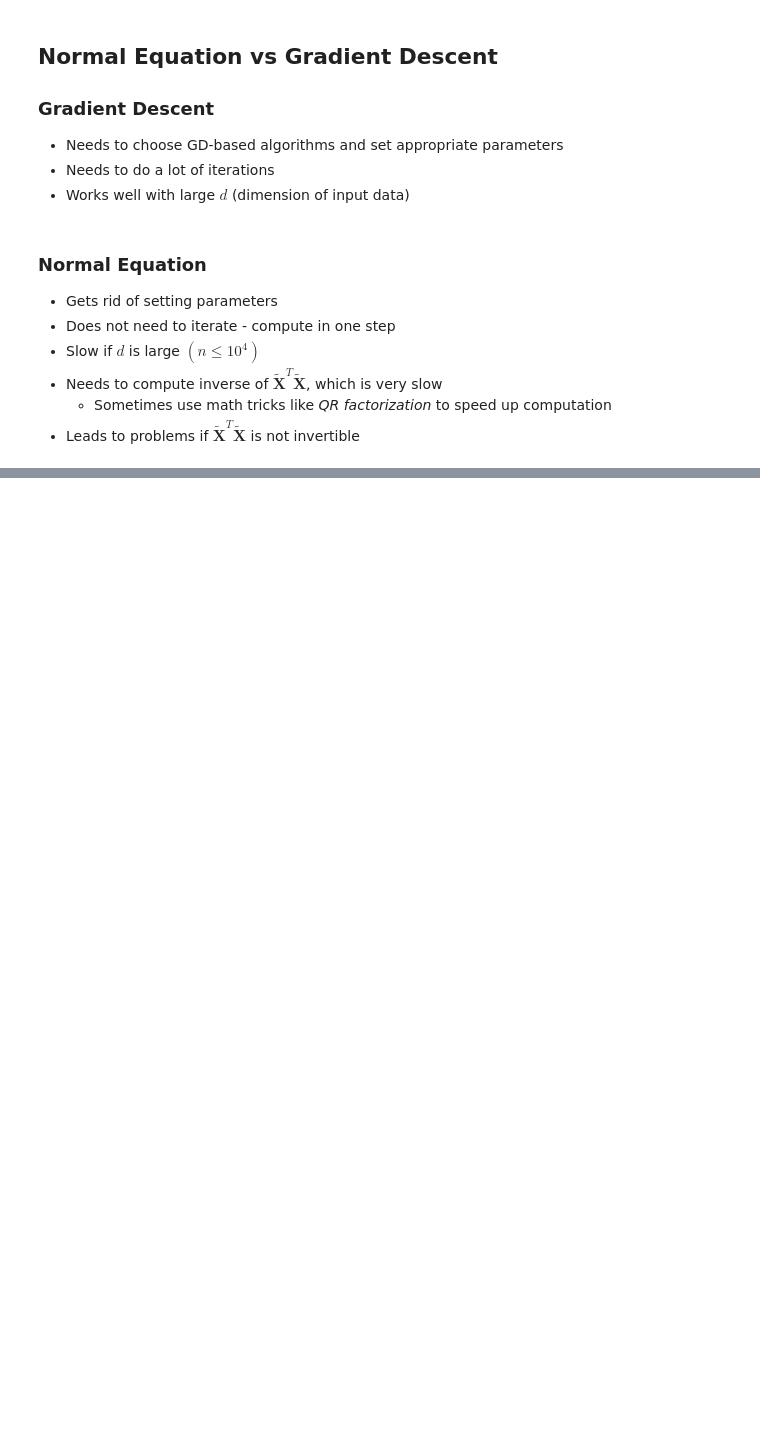
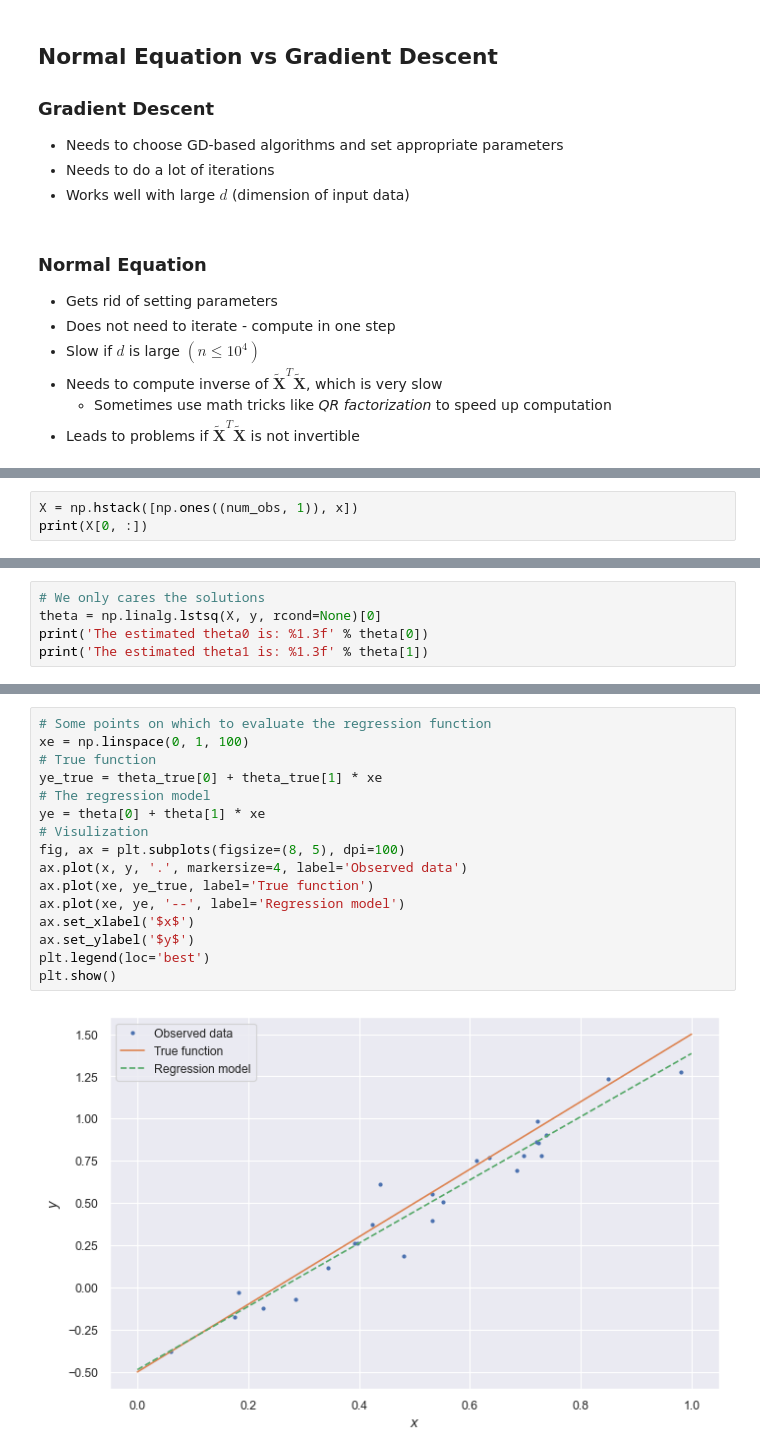
Before and after one commit to Knoero/MachineLearning, a Jupyter notebook: 1 Basics/00 Linear Regression via Least Squares.ipynb, the cells around one changed output, grey strips where cells are left out. Cells and saved outputs as stored; diff of their text form; blank space fills up the shorter version.

Commit message:
[ADD]Update Analylitical solutions

```diff
--- a/1 Basics/00 Linear Regression via Least Squares.ipynb
+++ b/1 Basics/00 Linear Regression via Least Squares.ipynb
@@ -82,0 +197,3 @@ $$
+# %%
+X = np.hstack([np.ones((num_obs, 1)), x])
+print(X[0, :])
@@ -82,0 +204,5 @@ $$
+# %%
+# We only cares the solutions
+theta = np.linalg.lstsq(X, y, rcond=None)[0]
+print('The estimated theta0 is: %1.3f' % theta[0])
+print('The estimated theta1 is: %1.3f' % theta[1])
@@ -82,0 +216,18 @@ $$
+# %%
+# Some points on which to evaluate the regression function
+xe = np.linspace(0, 1, 100)
+# True function
+ye_true = theta_true[0] + theta_true[1] * xe
+# The regression model
+ye = theta[0] + theta[1] * xe
+# Visulization
+fig, ax = plt.subplots(figsize=(8, 5), dpi=100)
+ax.plot(x, y, '.', markersize=4, label='Observed data')
+ax.plot(xe, ye_true, label='True function')
+ax.plot(xe, ye, '--', label='Regression model')
+ax.set_xlabel('$x$')
+ax.set_ylabel('$y$')
+plt.legend(loc='best')
+plt.show()
+# %% [output]
+[figure, added]
```
Also changed, not shown: parts of 41 cells of this notebook, 1 other file.
